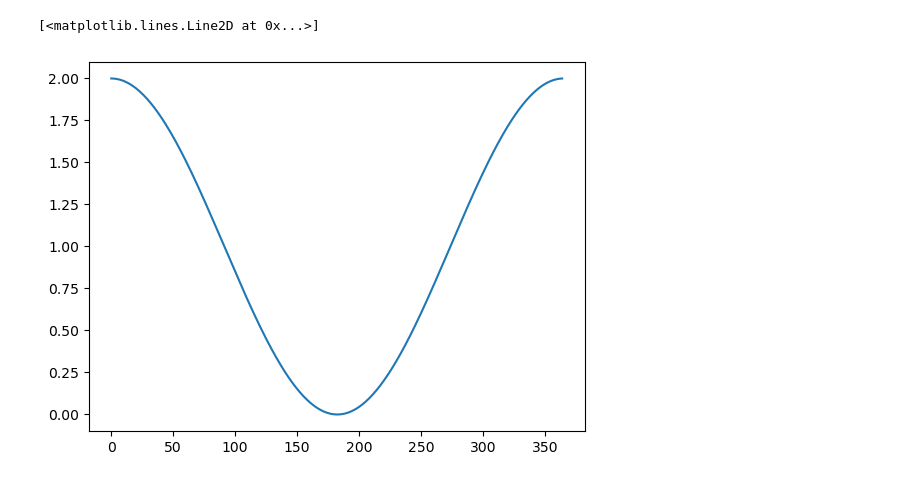
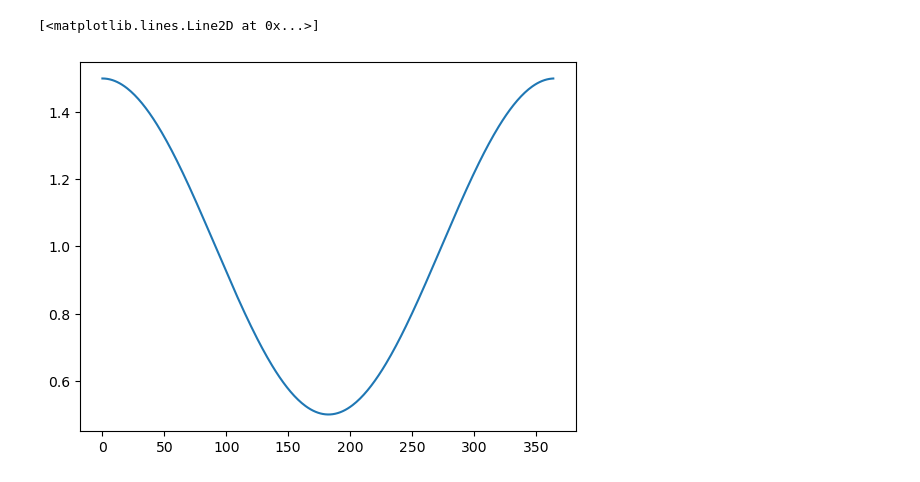
Before and after one commit to eroubenoff/BICS_ABM, a Jupyter notebook: Untitled.ipynb, the cells around one changed output. Saved outputs shown, nothing was run; the diff lists cells and outputs as text; code cells hidden in the pictures.

```diff
--- a/Untitled.ipynb
+++ b/Untitled.ipynb
@@ -5,12 +5,12 @@ from BICS_ABM import BICS_ABM, VaccineRule
 from matplotlib import pyplot as plt
 # %%
 b0 = 1
-b1 = 1
+b1 = .5
 v = [max(0, b0 * (1+b1*np.cos(np.pi/182.5*t))) for t in range(365)]
 plt.plot(v)
 # %% [output]
 [<matplotlib.lines.Line2D at 0x...>]
-[figure, old version]
+[figure, new version]
 # %%
 result = BICS_ABM(
     BETA0 = 0.01,
```
Also changed, not shown: parts of 4 cells of this notebook, 4 other files.
